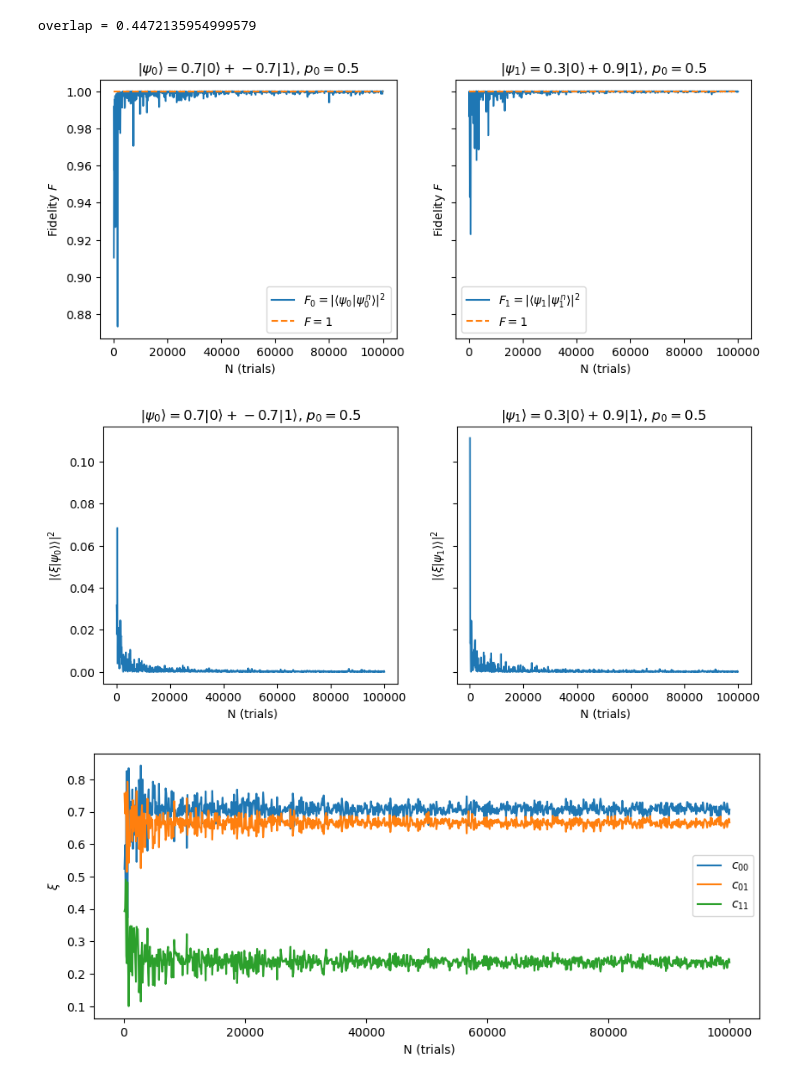
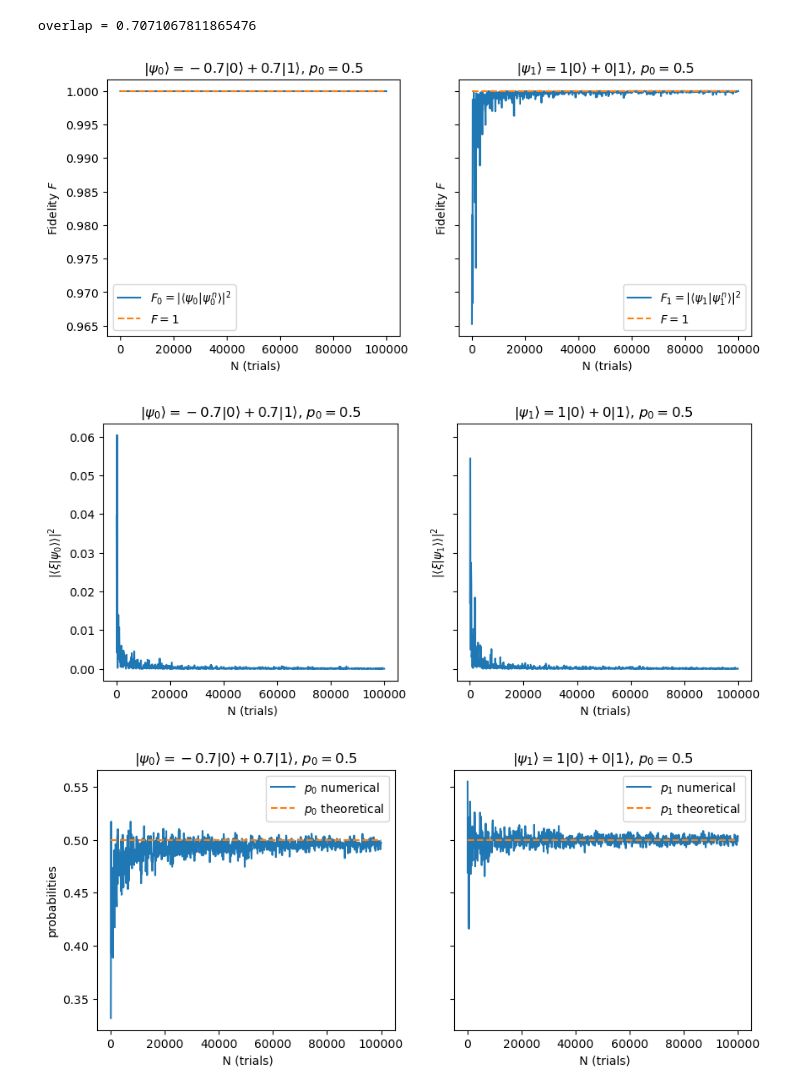
Before and after one commit to ofeypolv/povm, a Jupyter notebook: Pair_Discrimination_Camilla.ipynb, the cells around one changed output. Drawn from its saved outputs; the diff is of its cells as text; code cells hidden in the pictures.

```diff
--- a/Pair_Discrimination_Camilla.ipynb
+++ b/Pair_Discrimination_Camilla.ipynb
@@ -531,8 +783,8 @@ overlap = 1.0000000000000002
 # %%
-coeff = [(0.5)**(.5),-(0.5)**(.5),(0.1)**(.5),(0.9)**(.5)]
+coeff = [-(0.5)**(.5),(0.5)**(.5),1,0]
+#coeff = [-(0.5)**(.5),(0.5)**(.5),(0.1)**(.5),(0.9)**(.5)]
 priors = [.5,.5]
 trials = [100*(i+1) for i in range(1000)]
-#trials = [10000,100000]
 
 initial_states = Creating_states(Abstract=False, coeff = coeff)     # Creating the two states with these coefficients
 psi0 = initial_states[0]
@@ -545,9 +797,13 @@ pfid  = [1 for i in trials]    # perfect fidelity of 1
 output_f = [experiment_fid(i,coeff,priors,POVM_elts, M_inv, 0.1)[0] for i in tqdm(trials)]
 output_x = [experiment_fid(i,coeff,priors,POVM_elts, M_inv, 0.1)[1] for i in tqdm(trials)]
 output_c = [experiment_fid(i,coeff,priors,POVM_elts, M_inv, 0.1)[2] for i in tqdm(trials)]
+output_psi = [experiment_fid(i,coeff,priors,POVM_elts, M_inv, 0.1)[3] for i in tqdm(trials)]
+output_p = [experiment_fid(i,coeff,priors,POVM_elts, M_inv, 0.1)[4] for i in tqdm(trials)]
 outputf = list(map(list, zip(*output_f))) # transpose of output_f
 outputx = list(map(list, zip(*output_x))) # transpose of output_x
 outputc = list(map(list, zip(*output_c))) # transpose of output_c
+outputpsi = list(map(list, zip(*output_psi))) # transpose of output_psi
+outputp = list(map(list, zip(*output_p))) # transpose of output_p
 
 
 fig_a, (ax1a, ax2a) = plt.subplots(1,2, figsize=(10,4), sharey=True)
@@ -558,47 +814,48 @@ ax1a.set_xlabel(' N (trials)')
 ax1a.set_ylabel(r'Fidelity $F$')
 ax1a.set_title(r'$|\psi_0\rangle ={}|0\rangle+{}|1\rangle $, $p_0={}$'.format(round(coeff[0],1), round(coeff[1],1), priors[0]))
 ax1a.legend(loc='best')
 
 ax2a.plot(trials, outputf[1], label=r'$F_1=|\langle \psi_1|\psi_1^{\,n}\rangle|^2$')
 ax2a.plot(trials , pfid, "--", label=r'$F=1$')
 ax2a.set_xlabel(' N (trials)')
 ax2a.set_ylabel(r'Fidelity $F$')
 ax2a.set_title(r'$|\psi_1\rangle ={}|0\rangle+{}|1\rangle $, $p_0={}$'.format(round(coeff[2],1), round(coeff[3],1), priors[1]))
 ax2a.legend(loc='best')
 
 fig_b, (ax1b, ax2b) = plt.subplots(1,2, figsize=(10,4), sharey=True)
 
 ax1b.plot(trials, outputx[0], label=r'$|\langle \xi|\psi_0\rangle\rangle|^2$')
 #ax1b.plot(trials , pfid, "--", label=r'$F=1$')
 ax1b.set_xlabel(' N (trials)')
 ax1b.set_ylabel(r'$|\langle \xi|\psi_0\rangle\rangle|^2$')
 ax1b.set_title(r'$|\psi_0\rangle ={}|0\rangle+{}|1\rangle $, $p_0={}$'.format(round(coeff[0],1), round(coeff[1],1), priors[0]))
 #ax1b.legend(loc='best')
 
 ax2b.plot(trials, outputx[1], label=r'$|\langle \xi|\psi_1\rangle\rangle|^2$')
 #ax2b.plot(trials , pfid, "--", label=r'$F=1$')
 ax2b.set_xlabel(' N (trials)')
 ax2b.set_ylabel(r'$|\langle \xi|\psi_1\rangle\rangle|^2$')
 ax2b.set_title(r'$|\psi_1\rangle ={}|0\rangle+{}|1\rangle $, $p_0={}$'.format(round(coeff[2],1), round(coeff[3],1), priors[1]))
 #ax2b.legend(loc='best')
 
-fig, ax = plt.subplots(figsize=(10,4))
-ax.plot(trials, [abs(x) for x in outputc[0]], label=r'$c_{00}$')
-#ax.plot(trials, outputc[0], label=r'$c_{00}$')
-ax.plot(trials, [abs(x) for x in outputc[1]], label=r'$c_{01}$')
-#ax.plot(trials, outputc[1], label=r'$c_{01}$')
-ax.plot(trials, [abs(x) for x in outputc[2]], label=r'$c_{11}$')
-#ax.plot(trials, outputc[2], label=r'$c_{11}$')
-
-
-ax.set_xlabel(' N (trials)')
-ax.set_ylabel(r'$\xi$')
-#ax.set_title(r'$|\psi_0\rangle ={}|0\rangle+{}|1\rangle $, $p_0={}$'.format(round(coeff[0],1), round(coeff[1],1), priors[0]))r'$|\psi_1\rangle ={}|0\rangle+{}|1\rangle $, $p_0={}$'.format(round(coeff[2],1), round(coeff[3],1), priors[1]))
-ax.legend(loc='best')
+p0trials  = [priors[0] for i in trials]
+p1trials  = [priors[1] for i in trials]
+fig_c, (ax1c, ax2c) = plt.subplots(1,2, figsize=(10,4), sharey=True)
+ax1c.plot(trials, outputp[0], label=r'$p_{0}$ numerical')
+ax1c.plot(trials, p0trials, '--', label=r'$p_{0}$ theoretical')
+ax2c.plot(trials, outputp[1], label=r'$p_{1}$ numerical')
+ax2c.plot(trials, p1trials, '--', label=r'$p_{1}$ theoretical')
+ax1c.set_xlabel(' N (trials)')
+ax2c.set_xlabel(' N (trials)')
+ax1c.set_ylabel(r'probabilities')
+ax1c.legend(loc='best')
+ax2c.legend(loc='best')
+ax1c.set_title(r'$|\psi_0\rangle ={}|0\rangle+{}|1\rangle $, $p_0={}$'.format(round(coeff[0],1), round(coeff[1],1), priors[0]))
+ax2c.set_title(r'$|\psi_1\rangle ={}|0\rangle+{}|1\rangle $, $p_0={}$'.format(round(coeff[2],1), round(coeff[3],1), priors[1]))
 
 plt.show()
 # %% [output]
-overlap = 0.4472135954999579
+overlap = 0.7071067811865476
-[figure, old version]
+[figure, new version]
-[figure, old version]
+[figure, new version]
-[figure, old version]
+[figure, new version]
```
Also changed, not shown: parts of 9 cells of this notebook.
